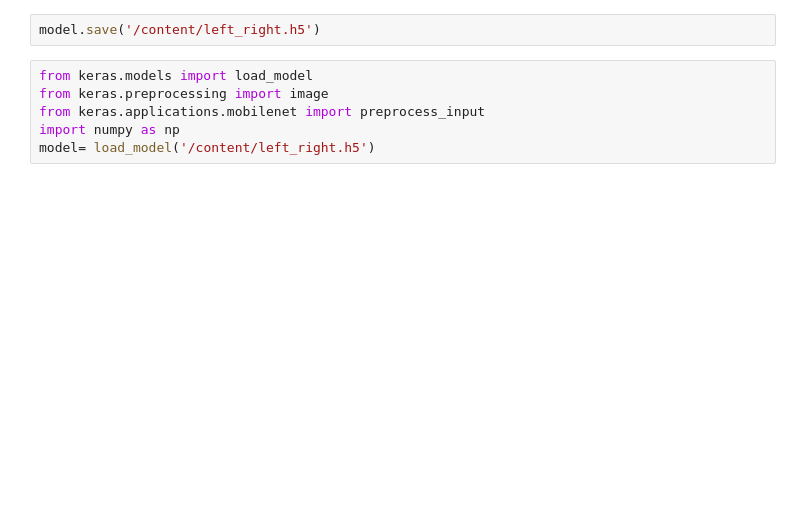
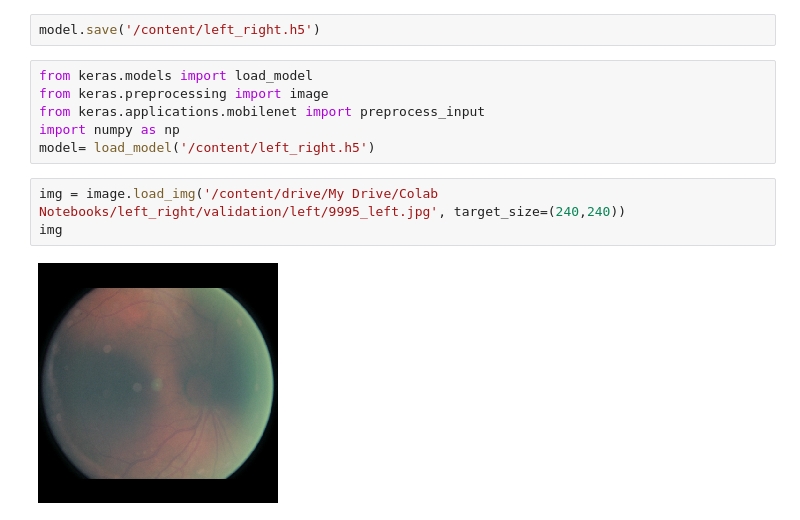
Before and after one commit to AbuKaisar24/Detect-left-and-right-eye-using-MobileNet, a Jupyter notebook: left_right.ipynb, the cells around one changed output. Saved outputs shown, nothing was run; the diff lists cells and outputs as text; blank space fills up the shorter version.

```diff
--- a/left_right.ipynb
+++ b/left_right.ipynb
@@ -115,3 +171,8 @@ from keras.preprocessing import image
 from keras.applications.mobilenet import preprocess_input
 import numpy as np
 model= load_model('/content/left_right.h5')
+# %%
+img = image.load_img('/content/drive/My Drive/Colab Notebooks/left_right/validation/left/9995_left.jpg', target_size=(240,240))
+img
+# %% [output]
+[figure, added]
```
Also changed, not shown: parts of 14 cells of this notebook.
